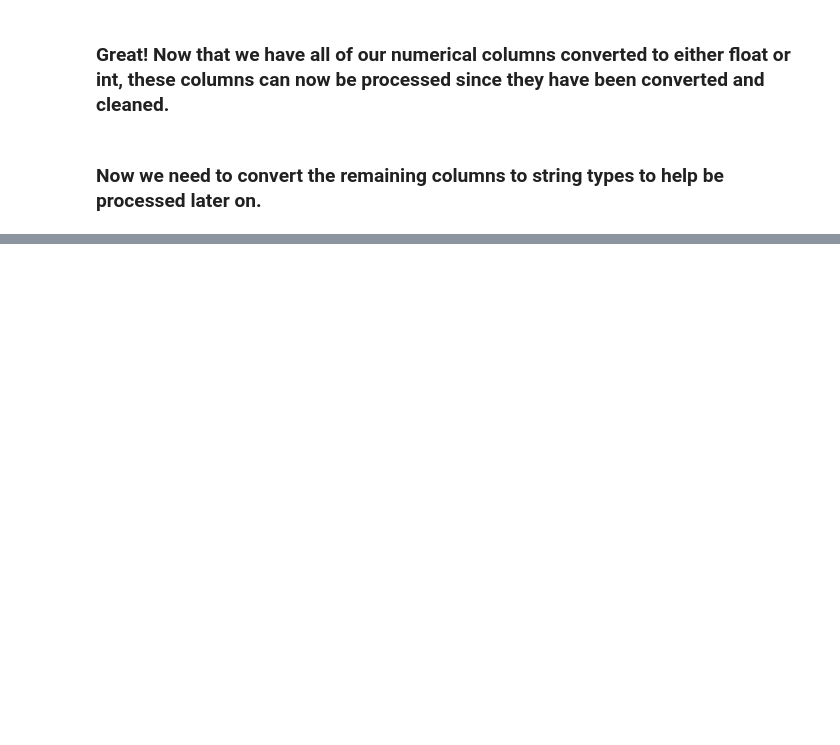
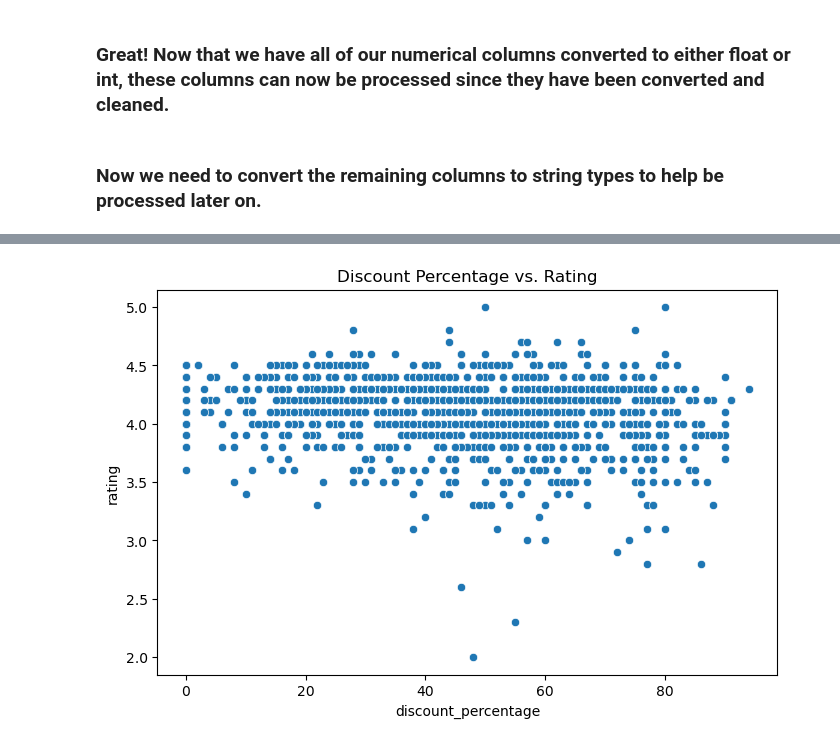
Before and after one commit to torusbrane/Sales-Analysis, a Jupyter notebook: Amazon Sales Analysis.ipynb, the cells around one changed output, grey strips where cells are left out. Drawn from its saved outputs; the diff is of its cells as text; code cells hidden in the pictures; blank space fills up the shorter version.

```diff
--- a/Amazon Sales Analysis.ipynb
+++ b/Amazon Sales Analysis.ipynb
@@ -500,0 +584,8 @@ memory usage: 160.0+ KB
+# %%
+# Relationship between discount percentage and rating
+plt.figure(figsize=(8, 5))
+sns.scatterplot(x='discount_percentage', y='rating', data=amazonSales_1)
+plt.title('Discount Percentage vs. Rating')
+plt.show()
+# %% [output]
+[figure, added]
```
Also changed, not shown: parts of 9 cells of this notebook, 1 other file.
